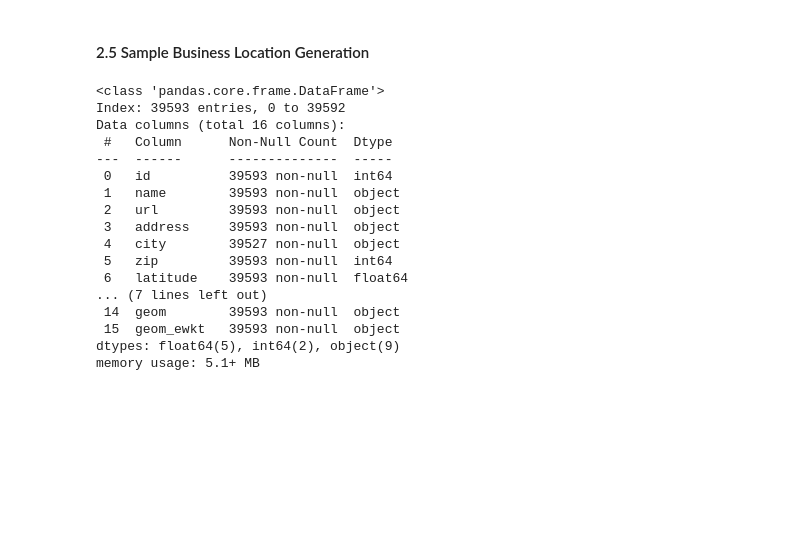
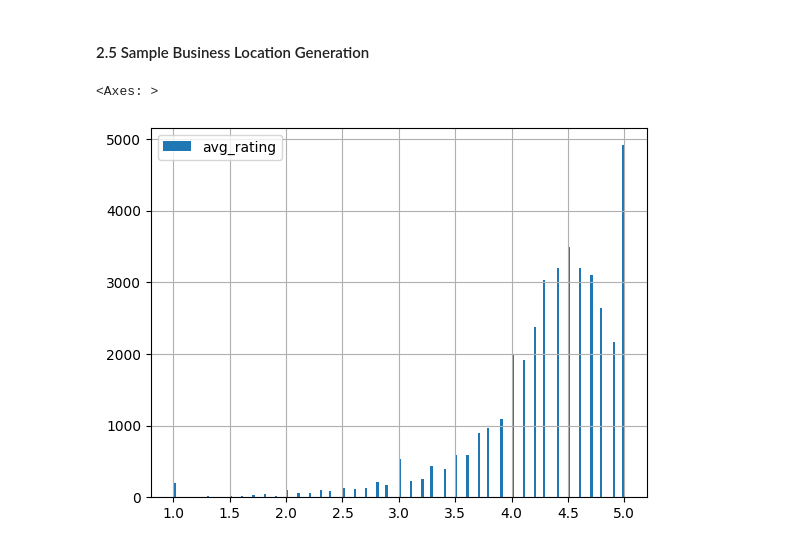
Before and after one commit to swhoyle/business-opportunity-graph, a Jupyter notebook: notebooks/07_best_location.ipynb, the cells around one changed output. Drawn from its saved outputs; the diff is of its cells as text; code cells hidden in the pictures; blank space fills up the shorter version.

```diff
--- a/notebooks/07_best_location.ipynb
+++ b/notebooks/07_best_location.ipynb
@@ -420,24 +444,10 @@ business_location_df = pd.read_json("../data/business_location.json")
 # sd_boundaries_gdf = boundaries_gdf[boundaries_gdf['COUNTY_NAM'] == 'San Diego']
 # sd_county_geom = sd_boundaries_gdf.geometry.union_all()
 # %%
+business_location_df['avg_rating'].hist(bins=200, legend=True)
 # %% [output]
-<class 'pandas.core.frame.DataFrame'>
-Index: 39593 entries, 0 to 39592
-Data columns (total 16 columns):
- #   Column      Non-Null Count  Dtype
----  ------      --------------  -----
- 0   id          39593 non-null  int64
- 1   name        39593 non-null  object
- 2   url         39593 non-null  object
- 3   address     39593 non-null  object
- 4   city        39527 non-null  object
- 5   zip         39593 non-null  int64
- 6   latitude    39593 non-null  float64
-... (7 lines left out)
- 14  geom        39593 non-null  object
- 15  geom_ewkt   39593 non-null  object
-dtypes: float64(5), int64(2), object(9)
-memory usage: 5.1+ MB
+<Axes: >
+[figure, added]
 # %%
 bl_sampled_points = sd_boundaries_gdf.sample_points(method='cluster_poisson',size = 10)
 m = sd_boundaries_gdf.explore()
```
Also changed, not shown: parts of 3 cells of this notebook.
